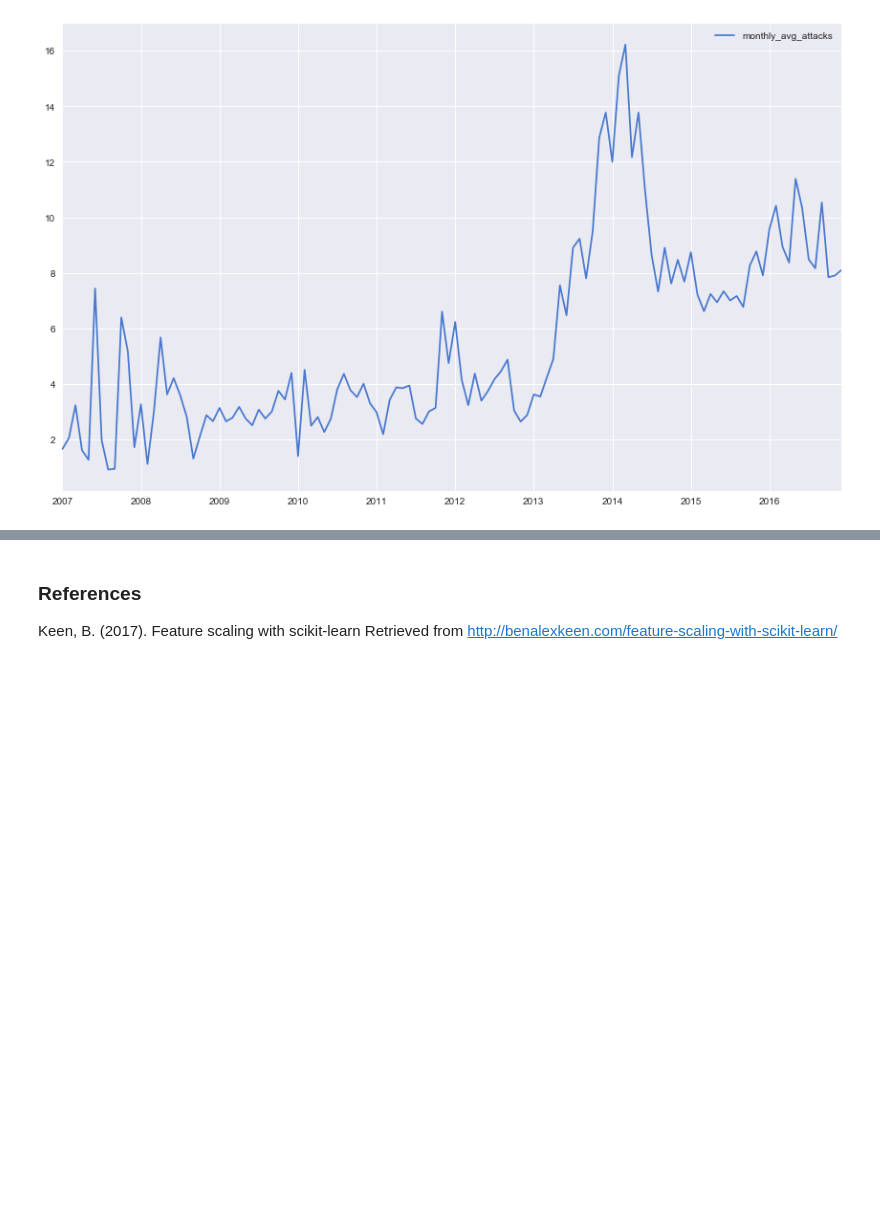
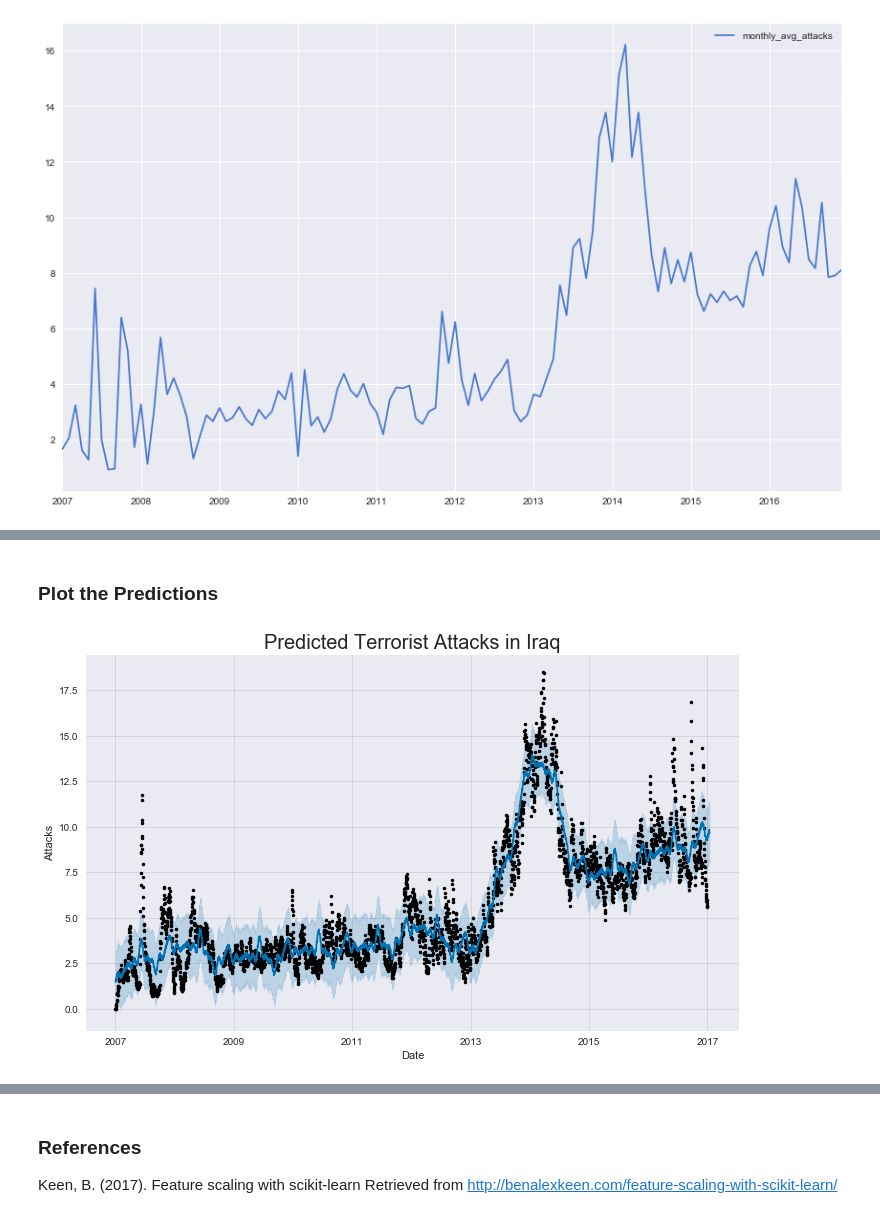
Before and after one commit to tcskowronek/predicting-terrorist-attacks, a Jupyter notebook: src/05-Time-Series-Prediction.ipynb, the cells around one changed output, grey strips where cells are left out. Drawn from its saved outputs; the diff is of its cells as text; code cells hidden in the pictures; blank space fills up the shorter version.

Commit message:
Initial tests with Facebook Prophet

```diff
--- a/src/05-Time-Series-Prediction.ipynb
+++ b/src/05-Time-Series-Prediction.ipynb
@@ -263,0 +287,8 @@ plt.show();
+# %%
+import fbprophet
+
+iraq_fb = iraq_ewm.copy()
+iraq_fb['index1'] = iraq_fb.index
+iraq_fb.columns = ['y', 'ds']
+
+iraq_fb.head()
@@ -263,0 +305,4 @@ plt.show();
+# %%
+# Make the prophet model and fit on the data
+prophet1 = fbprophet.Prophet(changepoint_prior_scale=0.15)
+prophet1.fit(iraq_fb)
@@ -263,0 +315,7 @@ plt.show();
+# %%
+# Specify 14 days out to predict
+future_data = prophet1.make_future_dataframe(periods=14, freq = 'D')
+
+# Predict the values
+forecast_data = prophet1.predict(future_data)
+forecast_data[['ds', 'yhat', 'yhat_lower', 'yhat_upper']].tail()
@@ -263,0 +329,8 @@ plt.show();
+# %% [markdown]
+### Plot the Predictions
+# %%
+prophet1.plot(forecast_data, xlabel = 'Date', ylabel = 'Attacks')
+plt.title('Predicted Terrorist Attacks in Iraq', fontsize=20);
+plt.show();
+# %% [output]
+[figure, added]
```
Also changed, not shown: parts of 11 cells of this notebook.
